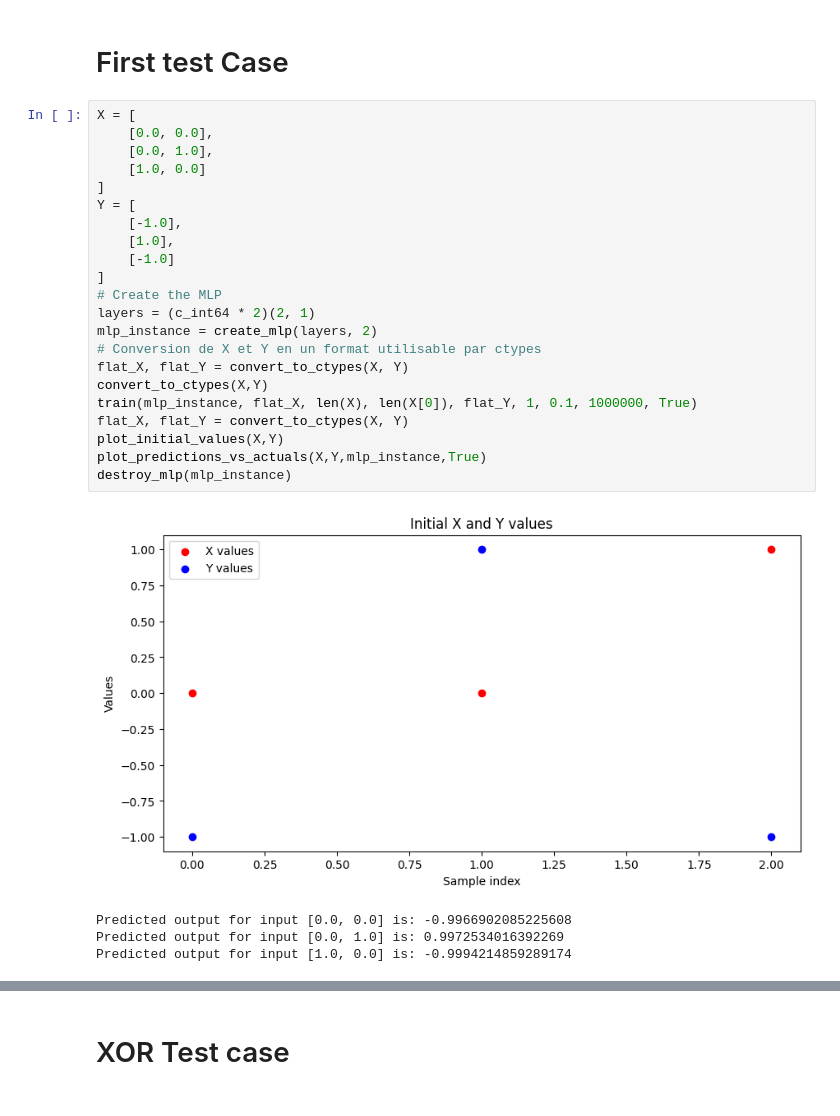
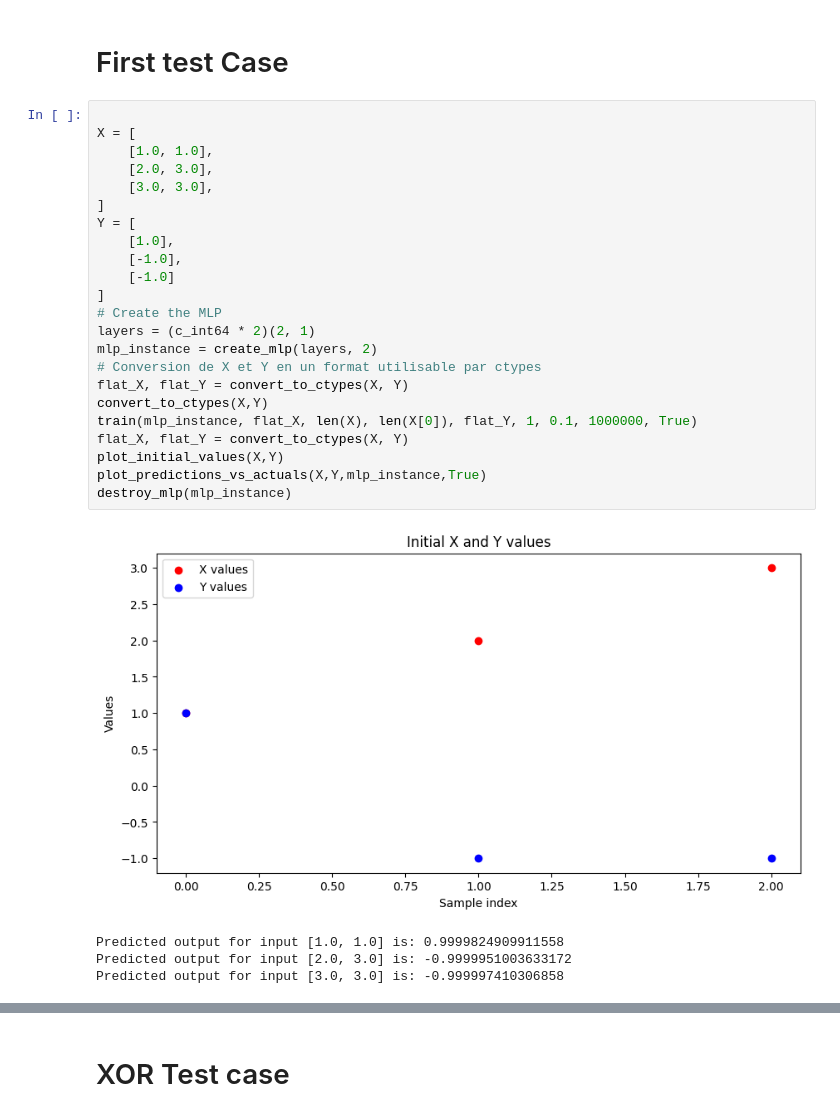
Before and after one commit to AmirDhouib2001/IABD3.PA, a Jupyter notebook: src/Rapport Interactif.ipynb, the cells around one changed output, grey strips where cells are left out. Drawn from its saved outputs; the diff is of its cells as text.

```diff
--- a/src/Rapport Interactif.ipynb
+++ b/src/Rapport Interactif.ipynb
@@ -60,29 +60,30 @@ def plot_initial_values(X, Y):
 # %% [markdown]
 # First test Case
 # %%
+
 X = [
-    [0.0, 0.0],
-    [0.0, 1.0],
-    [1.0, 0.0]
+    [1.0, 1.0],
+    [2.0, 3.0],
+    [3.0, 3.0],
 ]
 Y = [
+    [1.0],
     [-1.0],
-    [1.0],
     [-1.0]
 ]
 # Create the MLP
 layers = (c_int64 * 2)(2, 1)
 mlp_instance = create_mlp(layers, 2)
 # Conversion de X et Y en un format utilisable par ctypes
 flat_X, flat_Y = convert_to_ctypes(X, Y)
 convert_to_ctypes(X,Y)
 train(mlp_instance, flat_X, len(X), len(X[0]), flat_Y, 1, 0.1, 1000000, True)
 flat_X, flat_Y = convert_to_ctypes(X, Y)
 plot_initial_values(X,Y)
 plot_predictions_vs_actuals(X,Y,mlp_instance,True)
 destroy_mlp(mlp_instance)
 # %% [output]
-[figure, old version]
+[figure, new version]
-Predicted output for input [0.0, 0.0] is: -0.9966902085225608
-Predicted output for input [0.0, 1.0] is: 0.9972534016392269
-Predicted output for input [1.0, 0.0] is: -0.9994214859289174
+Predicted output for input [1.0, 1.0] is: 0.9999824909911558
+Predicted output for input [2.0, 3.0] is: -0.9999951003633172
+Predicted output for input [3.0, 3.0] is: -0.999997410306858
```
Also changed, not shown: parts of 4 cells of this notebook, 6 other files.
